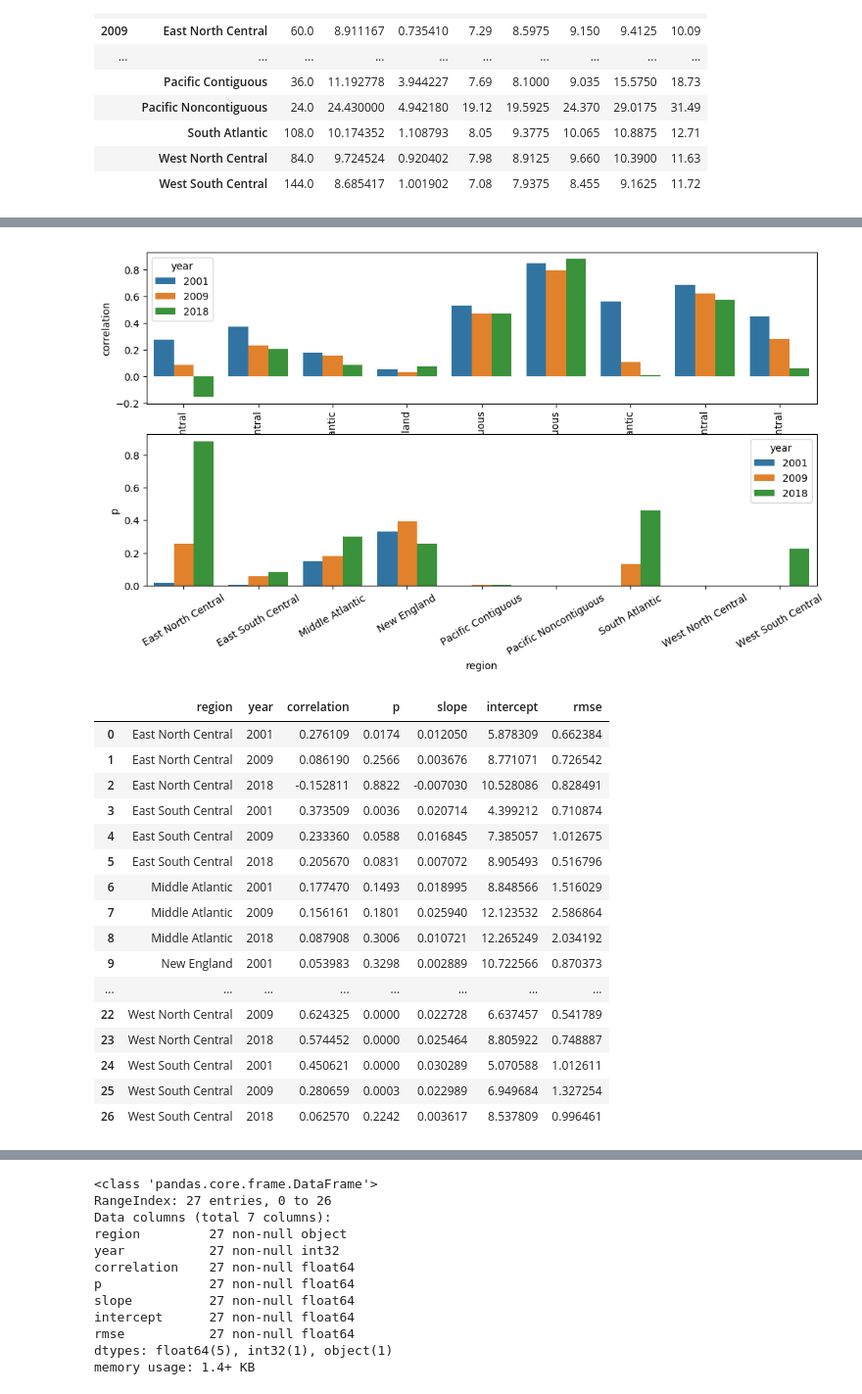
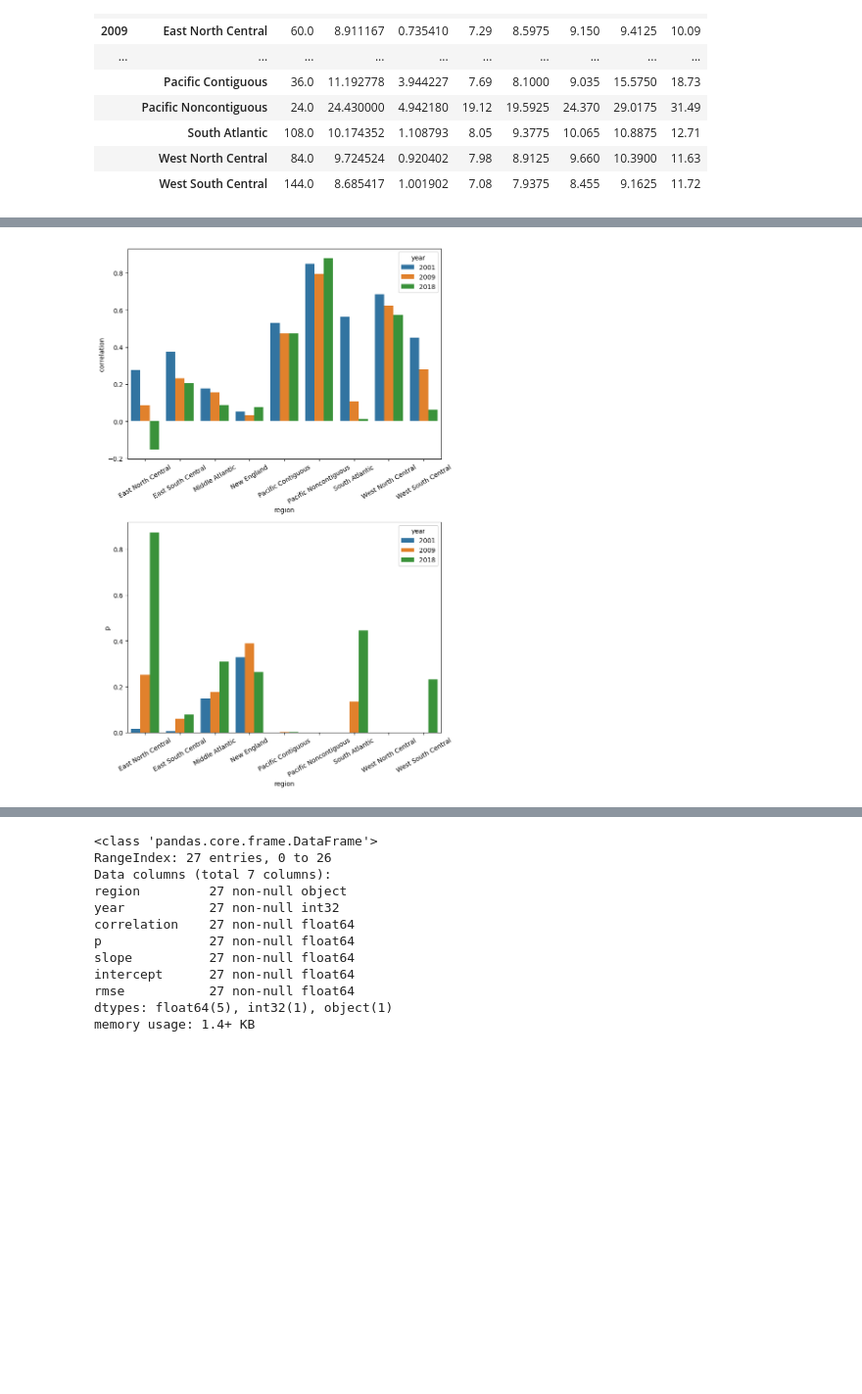
Before and after one commit to megiza/First_CapstoneProject, a Jupyter notebook: Project1_Part3.ipynb, the cells around one changed output, grey strips where cells are left out. Shown: that part at 98% size. Drawn from its saved outputs; the diff is of its cells as text; code cells hidden in the pictures; blank space fills up the shorter version.

```diff
--- a/Project1_Part3.ipynb
+++ b/Project1_Part3.ipynb
@@ -168,8 +141,8 @@ df_describe_3years
 #Plotting the behavior of Price of Electricity for the years 2001, 2009 and 2018
 
 #Format the size of the figure/plot
-width=10
-height=4.8
+width=8
+height=6
 plt.rcParams['figure.figsize'] = [width, height]
 
 sns.set_style("whitegrid")
@@ -254,53 +227,36 @@ for year in years:
         lr_slope, lr_intercept = np.polyfit(x,y,1)
         rmse = np.sqrt(mean_squared_error(y,x*lr_slope+lr_intercept))
         #print("Root Mean Squared Error: {}".format(rmse))
 
         df_results.loc[counter,'region']=reg
         df_results.loc[counter,'year']=year
         df_results.loc[counter,'correlation']=correlation
         df_results.loc[counter,'p']=p
         df_results.loc[counter,'slope']=lr_slope
         df_results.loc[counter,'intercept']=lr_intercept
         df_results.loc[counter,'rmse']=rmse
 
         counter=counter+1
 df_results['year']=df_results['year'].astype(int)
 df_results.sort_values(by=['region','year'], inplace=True)
 df_results.reset_index(inplace=True,drop=True)
 
 #Format the size of the figure/plot
-width=12
-height=6
+width=8
+height=12
 plt.rcParams['figure.figsize'] = [width, height]
-plt.rcParams['axes.titlesize']= 0.5
+#plt.rcParams['axes.titlesize']=5
 
 plt.subplot(2,1,1)
 sns.barplot(x='region',y='correlation', hue='year', data=df_results)
-plt.xticks(rotation=90)
+plt.xticks(rotation=30)
 
 plt.subplot(2,1,2)
 g2=sns.barplot(x='region',y='p', hue='year', data=df_results)
 plt.xticks(rotation=30)
 
+plt.tight_layout()
 plt.savefig('img_part3/correlation_and_test_price_TMIN.png')
 plt.show()
-df_results
 # %% [output]
-[figure, old version]
+[figure, new version]
-|  | region | year | correlation | p | slope | intercept | rmse |
-| 0 | East North Central | 2001 | 0.276109 | 0.0174 | 0.012050 | 5.878309 | 0.662384 |
-| 1 | East North Central | 2009 | 0.086190 | 0.2566 | 0.003676 | 8.771071 | 0.726542 |
-| 2 | East North Central | 2018 | -0.152811 | 0.8822 | -0.007030 | 10.528086 | 0.828491 |
-| 3 | East South Central | 2001 | 0.373509 | 0.0036 | 0.020714 | 4.399212 | 0.710874 |
-| 4 | East South Central | 2009 | 0.233360 | 0.0588 | 0.016845 | 7.385057 | 1.012675 |
-| 5 | East South Central | 2018 | 0.205670 | 0.0831 | 0.007072 | 8.905493 | 0.516796 |
-| 6 | Middle Atlantic | 2001 | 0.177470 | 0.1493 | 0.018995 | 8.848566 | 1.516029 |
-| 7 | Middle Atlantic | 2009 | 0.156161 | 0.1801 | 0.025940 | 12.123532 | 2.586864 |
-| 8 | Middle Atlantic | 2018 | 0.087908 | 0.3006 | 0.010721 | 12.265249 | 2.034192 |
-| 9 | New England | 2001 | 0.053983 | 0.3298 | 0.002889 | 10.722566 | 0.870373 |
-| ... | ... | ... | ... | ... | ... | ... | ... |
-| 22 | West North Central | 2009 | 0.624325 | 0.0000 | 0.022728 | 6.637457 | 0.541789 |
-| 23 | West North Central | 2018 | 0.574452 | 0.0000 | 0.025464 | 8.805922 | 0.748887 |
-| 24 | West South Central | 2001 | 0.450621 | 0.0000 | 0.030289 | 5.070588 | 1.012611 |
-| 25 | West South Central | 2009 | 0.280659 | 0.0003 | 0.022989 | 6.949684 | 1.327254 |
-| 26 | West South Central | 2018 | 0.062570 | 0.2242 | 0.003617 | 8.537809 | 0.996461 |
```
Also changed, not shown: parts of 10 cells of this notebook, 3 other files.
